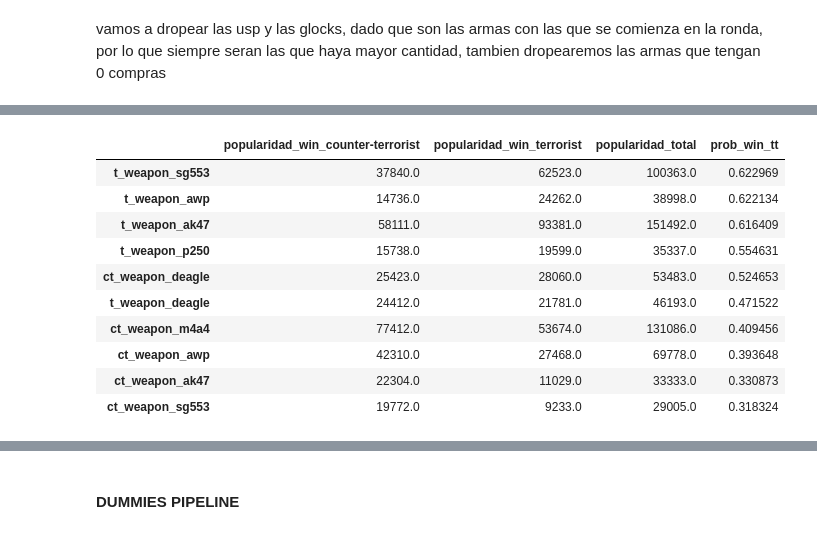
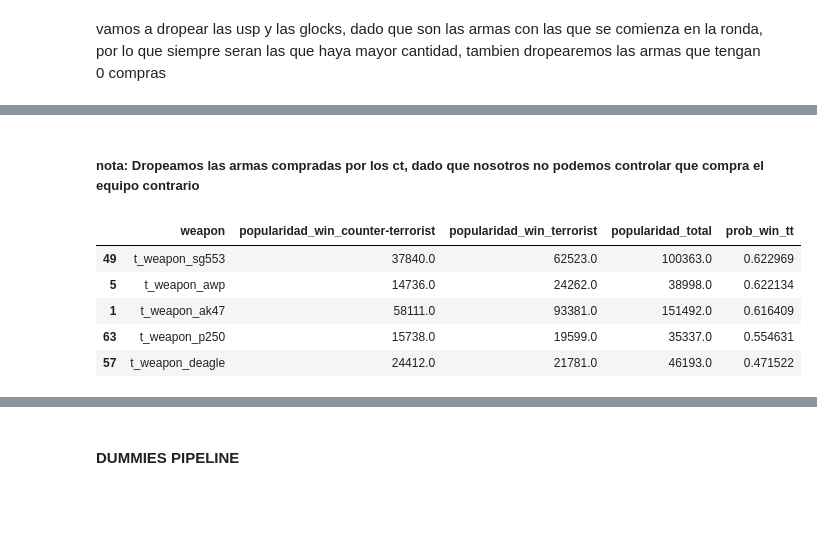
Before and after one commit to Csuarezgurruchaga/Digital-House, a Jupyter notebook: Trabajo Practico/Practico_4/cs_go_grupo5.ipynb, the cells around one changed output, grey strips where cells are left out. Saved outputs shown, nothing was run; the diff lists cells and outputs as text; code cells hidden in the pictures; blank space fills up the shorter version.

```diff
--- a/Trabajo Practico/Practico_4/cs_go_grupo5.ipynb
+++ b/Trabajo Practico/Practico_4/cs_go_grupo5.ipynb
@@ -432,14 +420,14 @@ df_weapons.drop(df_weapons.columns[[68,69,69,70,71,72,73,74,75,76,77,78,79]], ax
 # %%
-df_weapons = np.transpose(df_weapons.groupby('round_winner').sum())
+df_weapons = np.transpose(df_weapons.groupby('round_winner').sum()).reset_index()
 
-df_weapons.columns = ['popularidad_win_counter-terrorist','popularidad_win_terrorist']
+df_weapons.columns = ['weapon','popularidad_win_counter-terrorist','popularidad_win_terrorist']
 
 df_weapons['popularidad_total'] = df_weapons['popularidad_win_counter-terrorist'] + df_weapons['popularidad_win_terrorist']
 # %% [markdown]
 vamos a dropear las usp y las glocks, dado que son las armas con las que se comienza en la ronda, por lo que siempre seran las que haya mayor cantidad, tambien dropearemos las armas que tengan 0 compras
 # %%
 index_weapons_0=df_weapons[df_weapons['popularidad_total']==0].index
-index_weapons_glock_usp=df_weapons[np.logical_or((df_weapons.index=='t_weapon_glock'),(df_weapons.index=='ct_weapon_usps'))].index
+index_weapons_glock_usp=df_weapons[np.logical_or((df_weapons.weapon=='t_weapon_glock'),(df_weapons.weapon=='ct_weapon_usps'))].index
 # %%
 df_weapons.drop(index_weapons_0, inplace = True)
 df_weapons.drop(index_weapons_glock_usp, inplace = True)
@@ -463,19 +436,25 @@ df_weapons_sorted_10
+# %% [markdown]
+##### nota: Dropeamos las armas compradas por los ct, dado que nosotros no podemos controlar que compra el equipo contrario
+# %%
+# Creamos la mascara para poder dropear esas filas
+
+df_weapons_sorted_ct_tt=df_weapons.sort_values('popularidad_total', ascending = False)
+
+df_weapons_sorted_tt_mask = df_weapons_sorted_ct_tt.weapon.apply(lambda x: re.search("ct_", x)).isnull()
+
+df_weapons_sorted_tt_5=df_weapons_sorted_ct_tt[df_weapons_sorted_tt_mask][:5]
+# Nos quedamos con las 5 armas mas populares de compra terrorista
 # %%
-df_weapons_sorted_10['prob_win_tt']= df_weapons_sorted_30['popularidad_win_terrorist']/df_weapons_sorted_30['popularidad_total']
+df_weapons_sorted_tt_5['prob_win_tt'] = df_weapons_sorted_tt_5['popularidad_win_terrorist']/df_weapons_sorted_tt_5['popularidad_total']
 
-df_weapons_prob_win_tt=df_weapons_sorted_10.sort_values('prob_win_tt', ascending =False)
+df_weapons_prob_win_tt=df_weapons_sorted_tt_5.sort_values('prob_win_tt', ascending =False)
 df_weapons_prob_win_tt
 # %% [output]
-|  | popularidad_win_counter-terrorist | popularidad_win_terrorist | popularidad_total | prob_win_tt |
-| t_weapon_sg553 | 37840.0 | 62523.0 | 100363.0 | 0.622969 |
-| t_weapon_awp | 14736.0 | 24262.0 | 38998.0 | 0.622134 |
-| t_weapon_ak47 | 58111.0 | 93381.0 | 151492.0 | 0.616409 |
-| t_weapon_p250 | 15738.0 | 19599.0 | 35337.0 | 0.554631 |
-| ct_weapon_deagle | 25423.0 | 28060.0 | 53483.0 | 0.524653 |
-| t_weapon_deagle | 24412.0 | 21781.0 | 46193.0 | 0.471522 |
-| ct_weapon_m4a4 | 77412.0 | 53674.0 | 131086.0 | 0.409456 |
-| ct_weapon_awp | 42310.0 | 27468.0 | 69778.0 | 0.393648 |
-| ct_weapon_ak47 | 22304.0 | 11029.0 | 33333.0 | 0.330873 |
-| ct_weapon_sg553 | 19772.0 | 9233.0 | 29005.0 | 0.318324 |
+|  | weapon | popularidad_win_counter-terrorist | popularidad_win_terrorist | popularidad_total | prob_win_tt |
+| 49 | t_weapon_sg553 | 37840.0 | 62523.0 | 100363.0 | 0.622969 |
+| 5 | t_weapon_awp | 14736.0 | 24262.0 | 38998.0 | 0.622134 |
+| 1 | t_weapon_ak47 | 58111.0 | 93381.0 | 151492.0 | 0.616409 |
+| 63 | t_weapon_p250 | 15738.0 | 19599.0 | 35337.0 | 0.554631 |
+| 57 | t_weapon_deagle | 24412.0 | 21781.0 | 46193.0 | 0.471522 |
 # %%
 plt.figure(figsize=(20,8))
```
Also changed, not shown: parts of 27 cells of this notebook.
